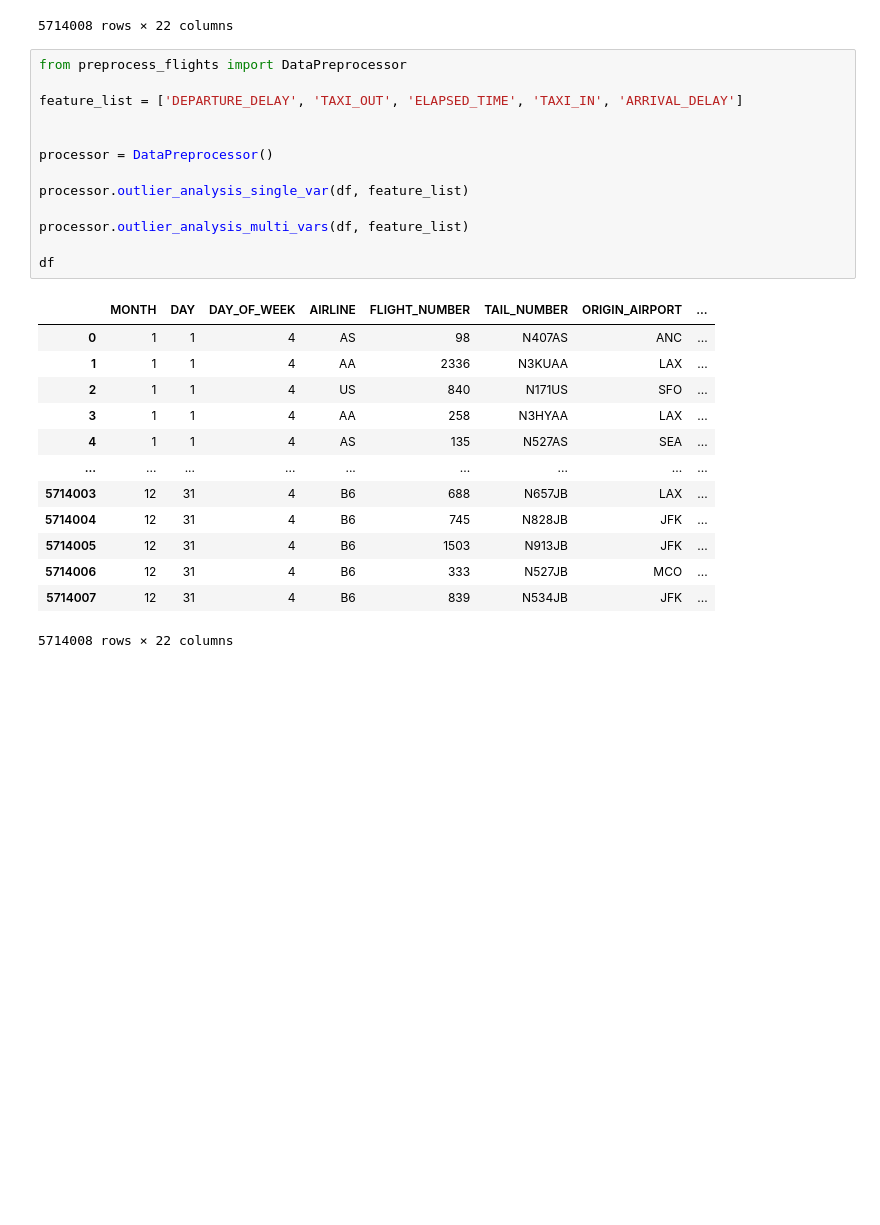
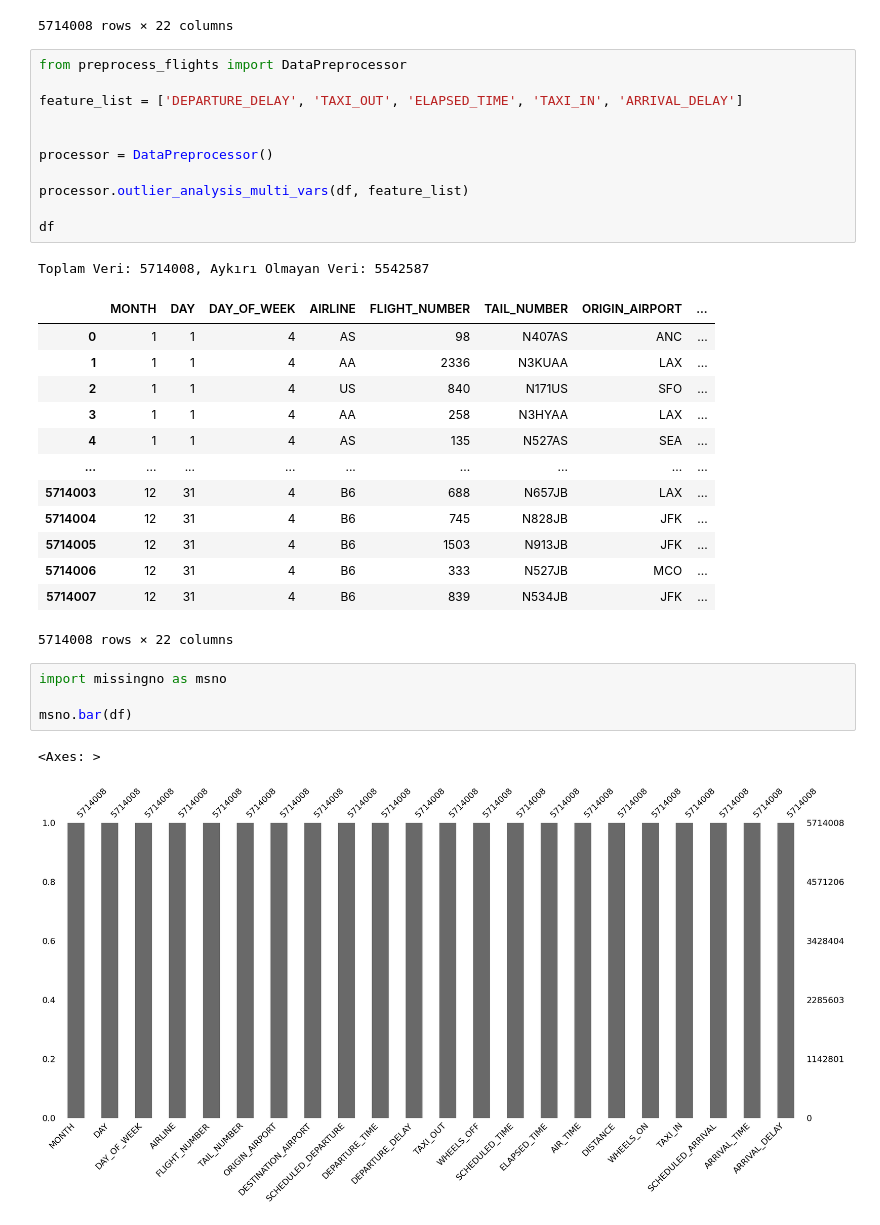
Before and after one commit to anonymo2239/Flight-Delay-Cancellation-Dataset, a Jupyter notebook: src/scratch_paper.ipynb, the cells around one changed output. Cells and saved outputs as stored; diff of their text form; blank space fills up the shorter version.

Commit message:
Outlier analysis for multi variables and research pipelining

```diff
--- a/src/scratch_paper.ipynb
+++ b/src/scratch_paper.ipynb
@@ -143,12 +113,11 @@ feature_list = ['DEPARTURE_DELAY', 'TAXI_OUT', 'ELAPSED_TIME', 'TAXI_IN', 'ARRIV
 
 processor = DataPreprocessor()
 
-processor.outlier_analysis_single_var(df, feature_list)
-
 processor.outlier_analysis_multi_vars(df, feature_list)
 
 df
 # %% [output]
+Toplam Veri: 5714008, Aykırı Olmayan Veri: 5542587
 |  | MONTH | DAY | DAY_OF_WEEK | AIRLINE | FLIGHT_NUMBER | TAIL_NUMBER | ORIGIN_AIRPORT | ... |
 | 0 | 1 | 1 | 4 | AS | 98 | N407AS | ANC | ... |
 | 1 | 1 | 1 | 4 | AA | 2336 | N3KUAA | LAX | ... |
@@ -161,4 +130,11 @@ df
 | 5714005 | 12 | 31 | 4 | B6 | 1503 | N913JB | JFK | ... |
 | 5714006 | 12 | 31 | 4 | B6 | 333 | N527JB | MCO | ... |
 | 5714007 | 12 | 31 | 4 | B6 | 839 | N534JB | JFK | ... |
-5714008 rows × 22 columns
+5714008 rows × 22 columns
+# %%
+import missingno as msno
+
+msno.bar(df)
+# %% [output]
+<Axes: >
+[figure, added]
```
Also changed, not shown: parts of 11 cells of this notebook, 1 other file.
